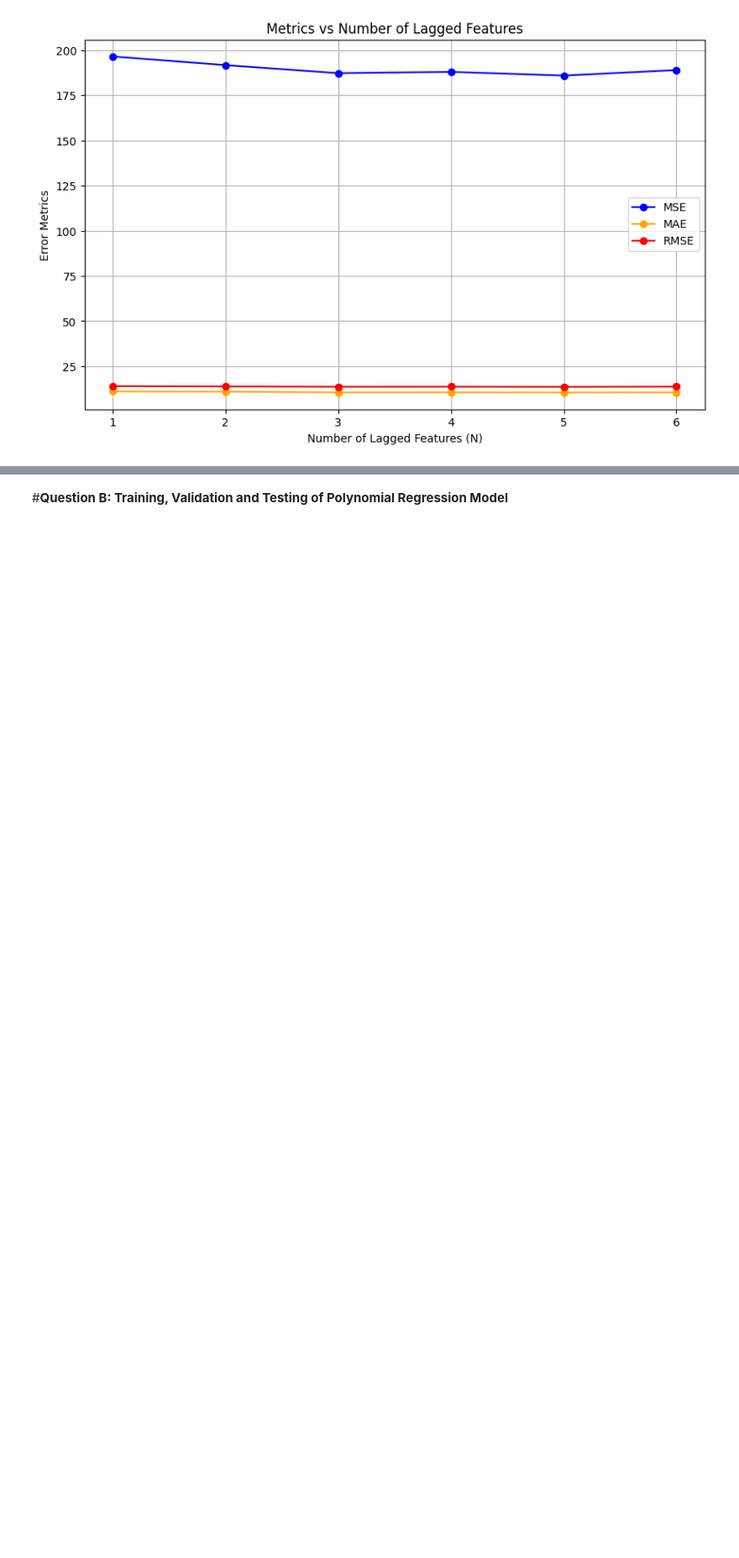
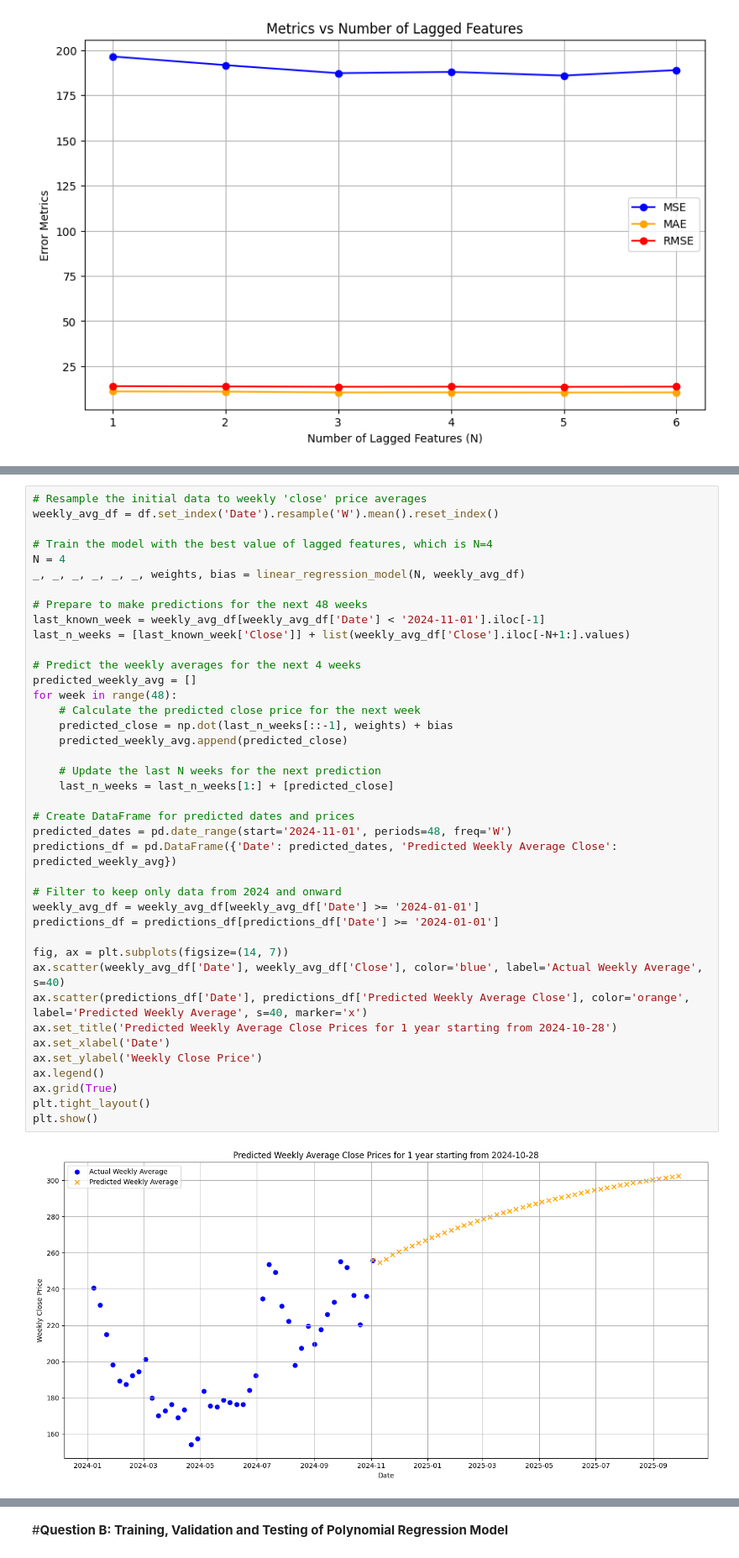
Before and after one commit to miltiadiss/CEID_NE5237-Decision-Theory, a Jupyter notebook: TSLA_stock_price_prediction.ipynb, the cells around one changed output, grey strips where cells are left out. Shown at 84% size. Drawn from its saved outputs; the diff is of its cells as text; blank space fills up the shorter version.

```diff
--- a/TSLA_stock_price_prediction.ipynb
+++ b/TSLA_stock_price_prediction.ipynb
@@ -437,0 +475,42 @@ plt.show()
+# %%
+# Resample the initial data to weekly 'close' price averages
+weekly_avg_df = df.set_index('Date').resample('W').mean().reset_index()
+
+# Train the model with the best value of lagged features, which is N=4
+N = 4
+_, _, _, _, _, _, weights, bias = linear_regression_model(N, weekly_avg_df)
+
+# Prepare to make predictions for the next 48 weeks
+last_known_week = weekly_avg_df[weekly_avg_df['Date'] < '2024-11-01'].iloc[-1]
+last_n_weeks = [last_known_week['Close']] + list(weekly_avg_df['Close'].iloc[-N+1:].values)
+
+# Predict the weekly averages for the next 4 weeks
+predicted_weekly_avg = []
+for week in range(48):
+    # Calculate the predicted close price for the next week
+    predicted_close = np.dot(last_n_weeks[::-1], weights) + bias
+    predicted_weekly_avg.append(predicted_close)
+
+    # Update the last N weeks for the next prediction
+    last_n_weeks = last_n_weeks[1:] + [predicted_close]
+
+# Create DataFrame for predicted dates and prices
+predicted_dates = pd.date_range(start='2024-11-01', periods=48, freq='W')
+predictions_df = pd.DataFrame({'Date': predicted_dates, 'Predicted Weekly Average Close': predicted_weekly_avg})
+
+# Filter to keep only data from 2024 and onward
+weekly_avg_df = weekly_avg_df[weekly_avg_df['Date'] >= '2024-01-01']
+predictions_df = predictions_df[predictions_df['Date'] >= '2024-01-01']
+
+fig, ax = plt.subplots(figsize=(14, 7))
+ax.scatter(weekly_avg_df['Date'], weekly_avg_df['Close'], color='blue', label='Actual Weekly Average', s=40)
+ax.scatter(predictions_df['Date'], predictions_df['Predicted Weekly Average Close'], color='orange', label='Predicted Weekly Average', s=40, marker='x')
+ax.set_title('Predicted Weekly Average Close Prices for 1 year starting from 2024-10-28')
+ax.set_xlabel('Date')
+ax.set_ylabel('Weekly Close Price')
+ax.legend()
+ax.grid(True)
+plt.tight_layout()
+plt.show()
+# %% [output]
+[figure, added]
```
Also changed, not shown: parts of 14 cells of this notebook.
